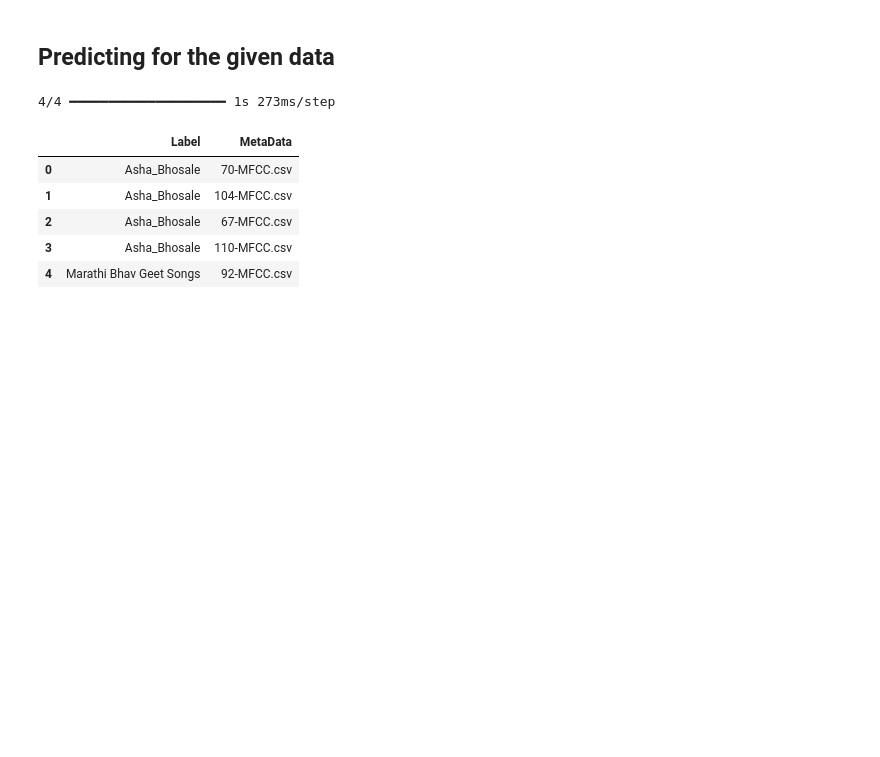
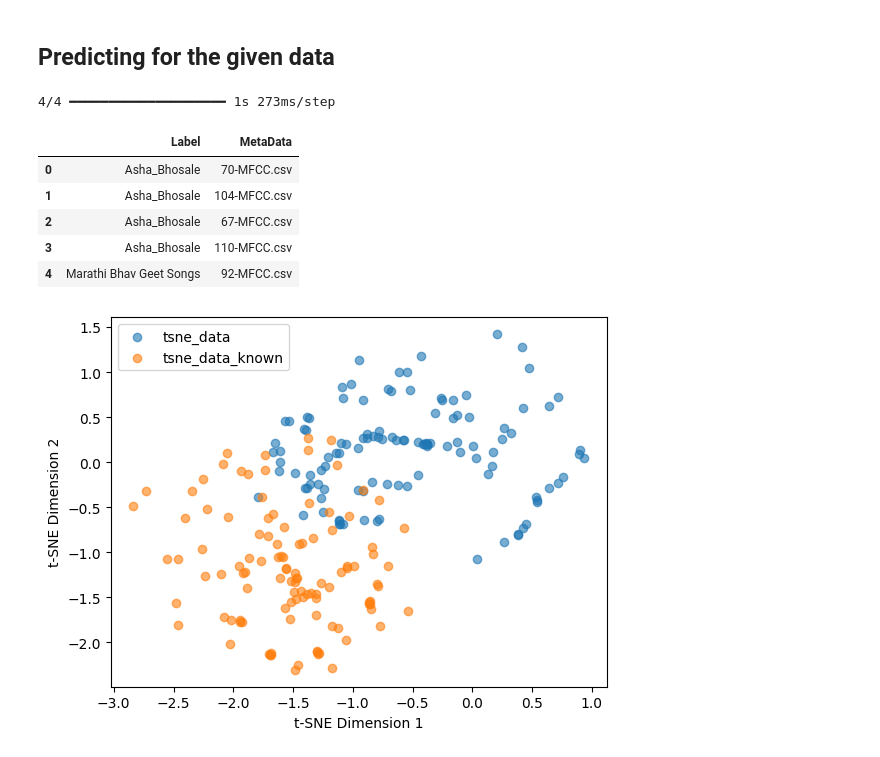
Before and after one commit to Byte-Crfat-AI/DS203_final_project, a Jupyter notebook: Final_2.ipynb, the cells around one changed output. Cells and saved outputs as stored; diff of their text form; code cells hidden in the pictures; blank space fills up the shorter version.

```diff
--- a/Final_2.ipynb
+++ b/Final_2.ipynb
@@ -288,3 +289,23 @@ result_df.head()
 # %%
 Feature_extractor = Model(inputs=fine_tuned_model.input,outputs=fine_tuned_model.get_layer('dense').output)
 e
+# %%
+Features = []
+for i in range(len(Data)):
+    Features.append(Feature_extractor(Data[i].reshape(1,2584,60,1))[0])
+Features_known = []
+for i in range(len(X_train)):
+    Features_known.append(Feature_extractor(X_train[i].reshape(1,2584,60,1))[0])
+Features = np.array(Features)
+Features_known = np.array(Features_known)
+model = TSNE(n_components = 2, random_state = 0)
+tsne_data = model.fit_transform(Features)
+tsne_data_known = model.fit_transform(Features_known)
+plt.scatter(tsne_data[:, 0], tsne_data[:, 1], label="tsne_data", alpha=0.6)
+plt.scatter(tsne_data_known[:, 0], tsne_data_known[:, 1], label="tsne_data_known", alpha=0.6)
+plt.xlabel("t-SNE Dimension 1")
+plt.ylabel("t-SNE Dimension 2")
+plt.legend()
+plt.show()
+# %% [output]
+[figure, added]
```
Also changed, not shown: parts of 3 cells of this notebook.
